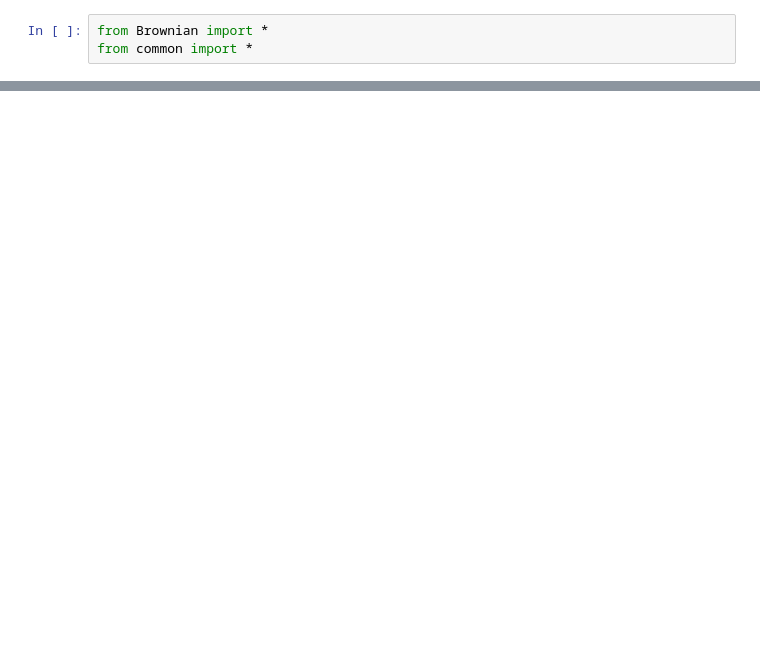
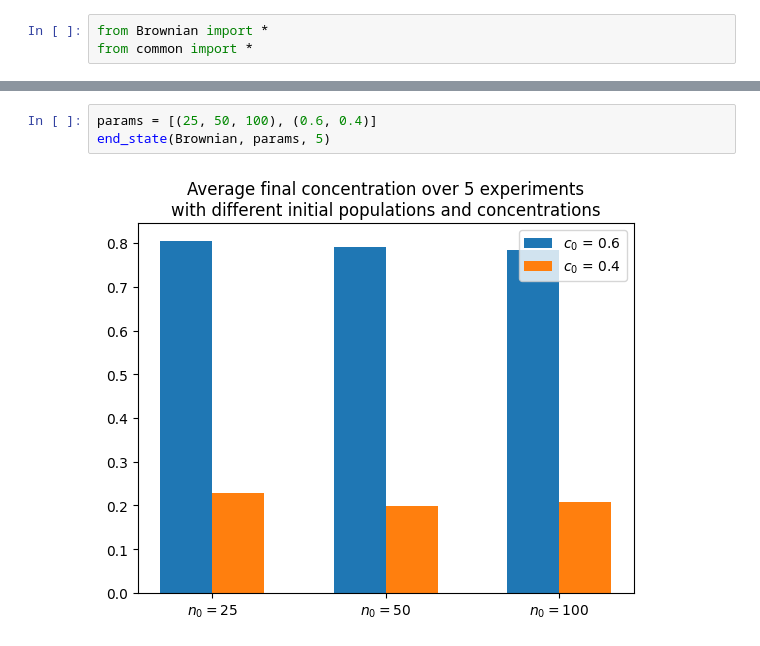
Before and after one commit to Epsylene/BrownianAnnihilation, a Jupyter notebook: brownian.ipynb, the cells around one changed output, grey strips where cells are left out. Drawn from its saved outputs; the diff is of its cells as text; blank space fills up the shorter version.

```diff
--- a/brownian.ipynb
+++ b/brownian.ipynb
@@ -13,0 +14,5 @@ concentration(b)
+# %%
+params = [(25, 50, 100), (0.6, 0.4)]
+end_state(Brownian, params, 5)
+# %% [output]
+[figure, added]
```
Also changed, not shown: parts of 2 cells of this notebook, 2 other files.
